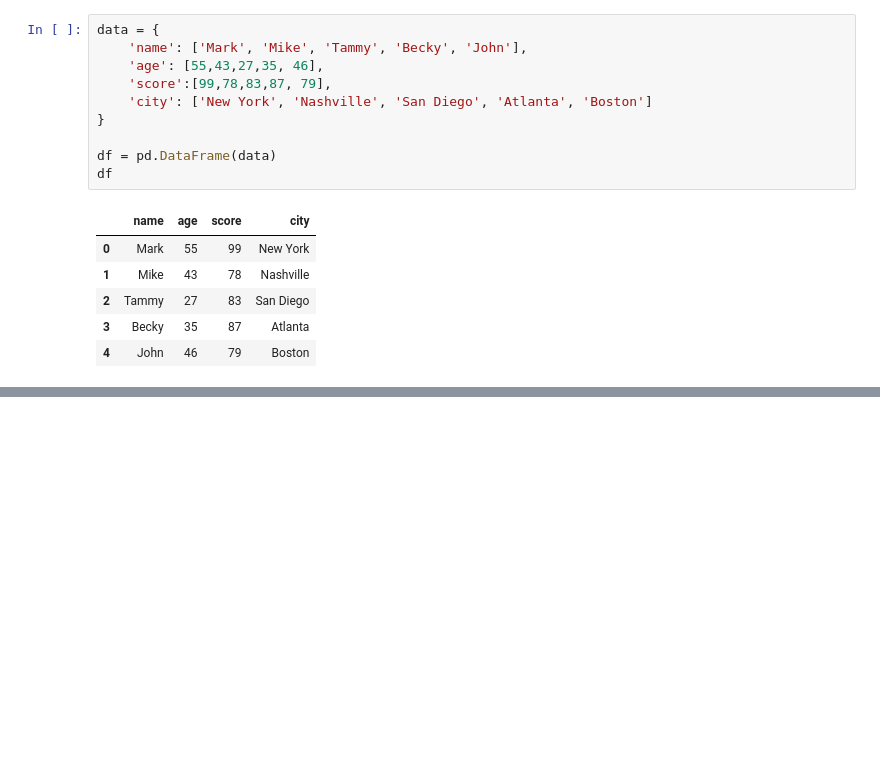
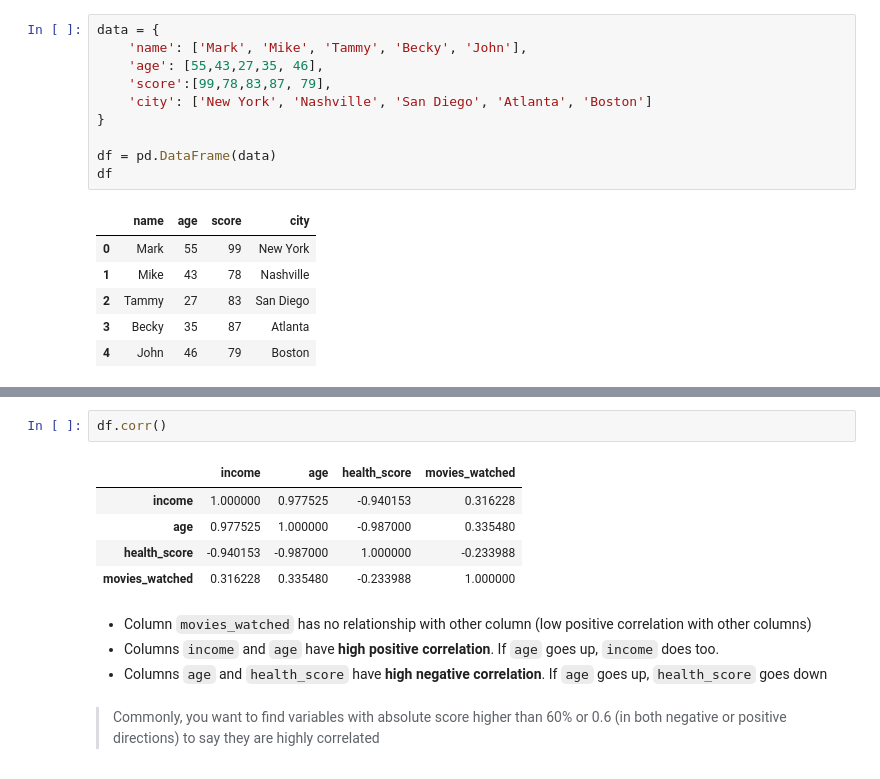
Before and after one commit to BasselD/ai-ml-training, a Jupyter notebook: 01_foundation/statistics/statistics_fundamentals.ipynb, the cells around one changed output, grey strips where cells are left out. Drawn from its saved outputs; the diff is of its cells as text; blank space fills up the shorter version.

```diff
--- a/01_foundation/statistics/statistics_fundamentals.ipynb
+++ b/01_foundation/statistics/statistics_fundamentals.ipynb
@@ -65,0 +417,14 @@ df
+# %%
+df.corr()
+# %% [output]
+|  | income | age | health_score | movies_watched |
+| income | 1.000000 | 0.977525 | -0.940153 | 0.316228 |
+| age | 0.977525 | 1.000000 | -0.987000 | 0.335480 |
+| health_score | -0.940153 | -0.987000 | 1.000000 | -0.233988 |
+| movies_watched | 0.316228 | 0.335480 | -0.233988 | 1.000000 |
+# %% [markdown]
+- Column `movies_watched` has no relationship with other column (low positive correlation with other columns)
+- Columns `income` and `age` have **high positive correlation**. If `age` goes up, `income` does too.
+- Columns `age` and `health_score` have **high negative correlation**. If `age` goes up, `health_score` goes down
+# %% [markdown]
+> Commonly, you want to find variables with absolute score higher than 60% or 0.6 (in both negative or positive directions) to say they are highly correlated
```
Also changed, not shown: parts of 66 cells of this notebook.
